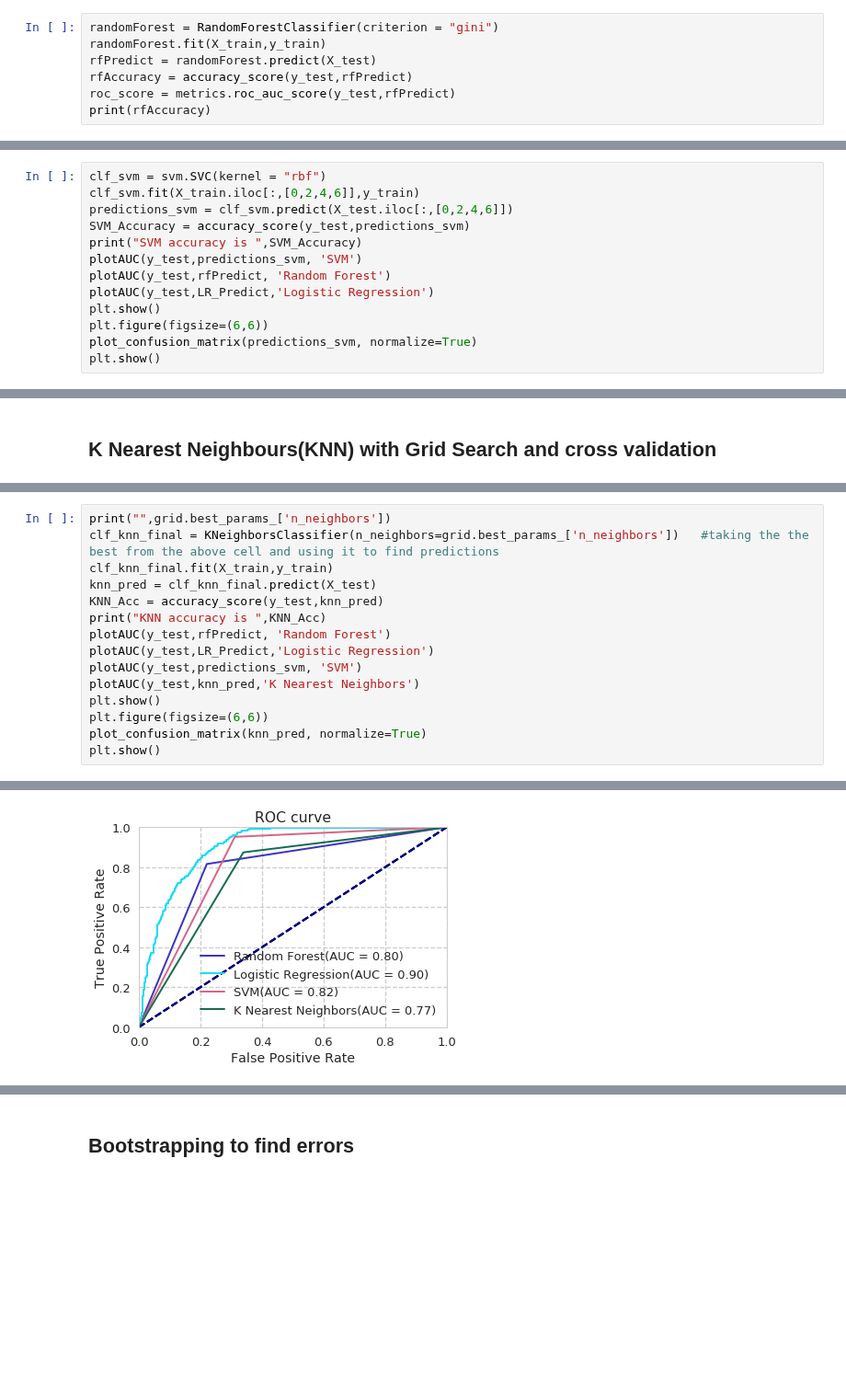
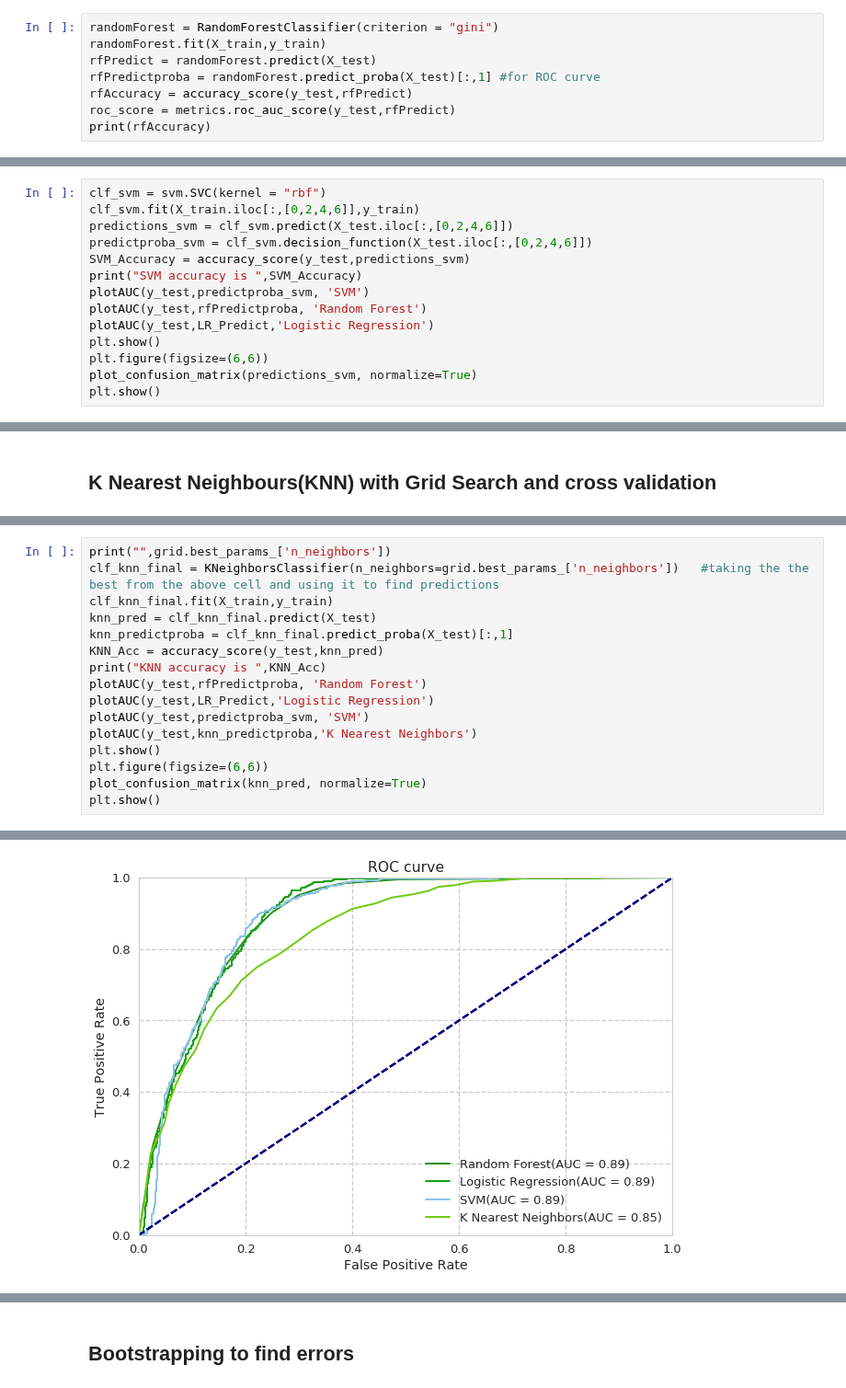
Before and after one commit to harishpuvvada/LoanDefault-Prediction, a Jupyter notebook: Loan_Default_Prediction.ipynb, the cells around one changed output, grey strips where cells are left out. Shown at 92% size. Drawn from its saved outputs; the diff is of its cells as text; blank space fills up the shorter version.

```diff
--- a/Loan_Default_Prediction.ipynb
+++ b/Loan_Default_Prediction.ipynb
@@ -280,6 +280,7 @@ Text(0,0.5,'Accuracy')
 randomForest = RandomForestClassifier(criterion = "gini")
 randomForest.fit(X_train,y_train)
 rfPredict = randomForest.predict(X_test)
+rfPredictproba = randomForest.predict_proba(X_test)[:,1] #for ROC curve
 rfAccuracy = accuracy_score(y_test,rfPredict)
 roc_score = metrics.roc_auc_score(y_test,rfPredict)
 print(rfAccuracy)
@@ -350,10 +361,11 @@ Logistic regression accuracy is  0.826060606061
 clf_svm = svm.SVC(kernel = "rbf")
 clf_svm.fit(X_train.iloc[:,[0,2,4,6]],y_train)
 predictions_svm = clf_svm.predict(X_test.iloc[:,[0,2,4,6]])
+predictproba_svm = clf_svm.decision_function(X_test.iloc[:,[0,2,4,6]])
 SVM_Accuracy = accuracy_score(y_test,predictions_svm)
 print("SVM accuracy is ",SVM_Accuracy)
-plotAUC(y_test,predictions_svm, 'SVM')
-plotAUC(y_test,rfPredict, 'Random Forest')
+plotAUC(y_test,predictproba_svm, 'SVM')
+plotAUC(y_test,rfPredictproba, 'Random Forest')
 plotAUC(y_test,LR_Predict,'Logistic Regression')
 plt.show()
 plt.figure(figsize=(6,6))
@@ -402,12 +414,13 @@ print("",grid.best_params_['n_neighbors'])
 clf_knn_final = KNeighborsClassifier(n_neighbors=grid.best_params_['n_neighbors'])   #taking the the best from the above cell and using it to find predictions
 clf_knn_final.fit(X_train,y_train)
 knn_pred = clf_knn_final.predict(X_test)
+knn_predictproba = clf_knn_final.predict_proba(X_test)[:,1]
 KNN_Acc = accuracy_score(y_test,knn_pred)
 print("KNN accuracy is ",KNN_Acc)
-plotAUC(y_test,rfPredict, 'Random Forest')
+plotAUC(y_test,rfPredictproba, 'Random Forest')
 plotAUC(y_test,LR_Predict,'Logistic Regression')
-plotAUC(y_test,predictions_svm, 'SVM')
-plotAUC(y_test,knn_pred,'K Nearest Neighbors')
+plotAUC(y_test,predictproba_svm, 'SVM')
+plotAUC(y_test,knn_predictproba,'K Nearest Neighbors')
 plt.show()
 plt.figure(figsize=(6,6))
 plot_confusion_matrix(knn_pred, normalize=True)
@@ -418 +431 @@ KNN accuracy is  0.767272727273
-[figure, old version]
+[figure, new version]
```
Also changed, not shown: parts of 16 cells of this notebook.
